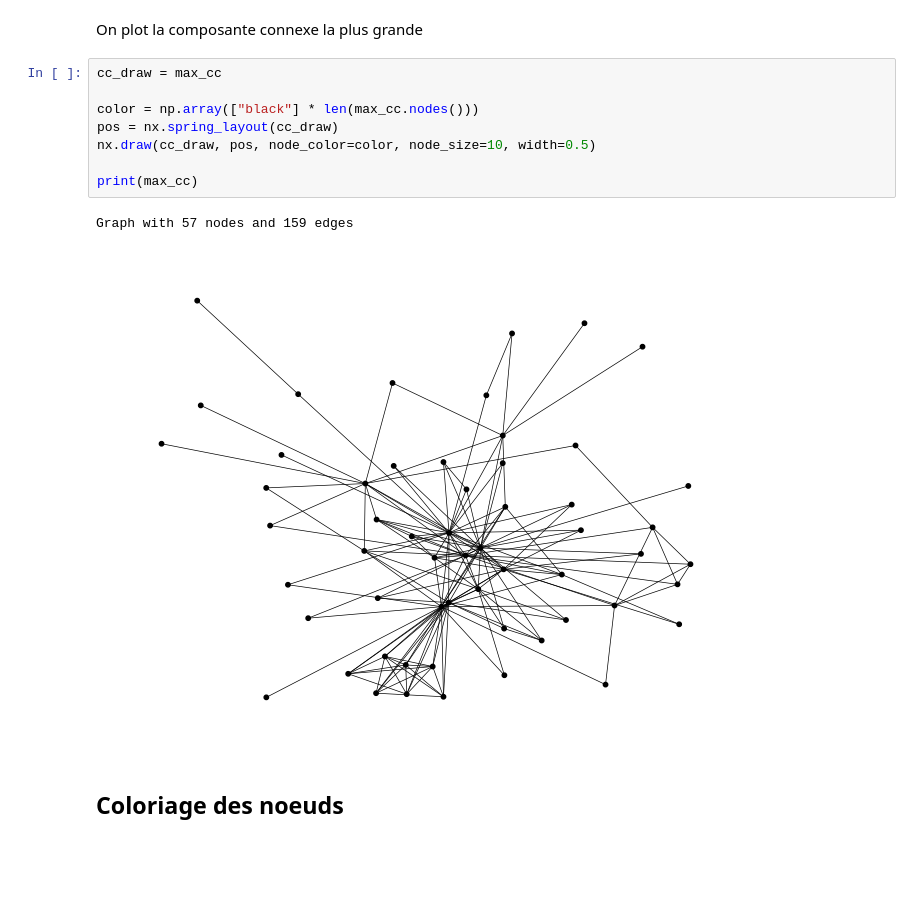
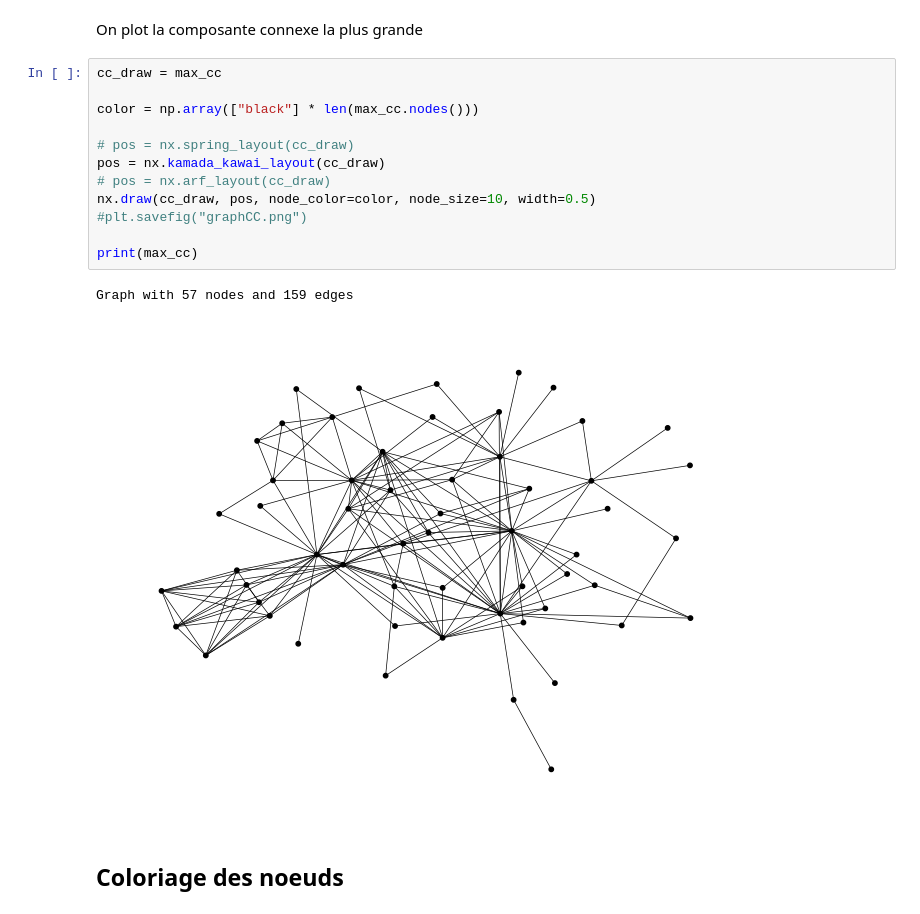
Before and after one commit to igivotron/LINMA1691, a Jupyter notebook: Devoir4/StarGraph.ipynb, the cells around one changed output. Drawn from its saved outputs; the diff is of its cells as text; blank space fills up the shorter version.

Commit message:
figures

```diff
--- a/Devoir4/StarGraph.ipynb
+++ b/Devoir4/StarGraph.ipynb
@@ -206,14 +211,18 @@ On plot la composante connexe la plus grande
 # %%
 cc_draw = max_cc
 
 color = np.array(["black"] * len(max_cc.nodes()))
-pos = nx.spring_layout(cc_draw)
+
+# pos = nx.spring_layout(cc_draw)
+pos = nx.kamada_kawai_layout(cc_draw)
+# pos = nx.arf_layout(cc_draw)
 nx.draw(cc_draw, pos, node_color=color, node_size=10, width=0.5)
+#plt.savefig("graphCC.png")
 
 print(max_cc)
 # %% [output]
 Graph with 57 nodes and 159 edges
-[figure, old version]
+[figure, new version]
 # %% [markdown]
 ## Coloriage des noeuds
 # %%
```
Also changed, not shown: parts of 7 cells of this notebook, 2 other files.
